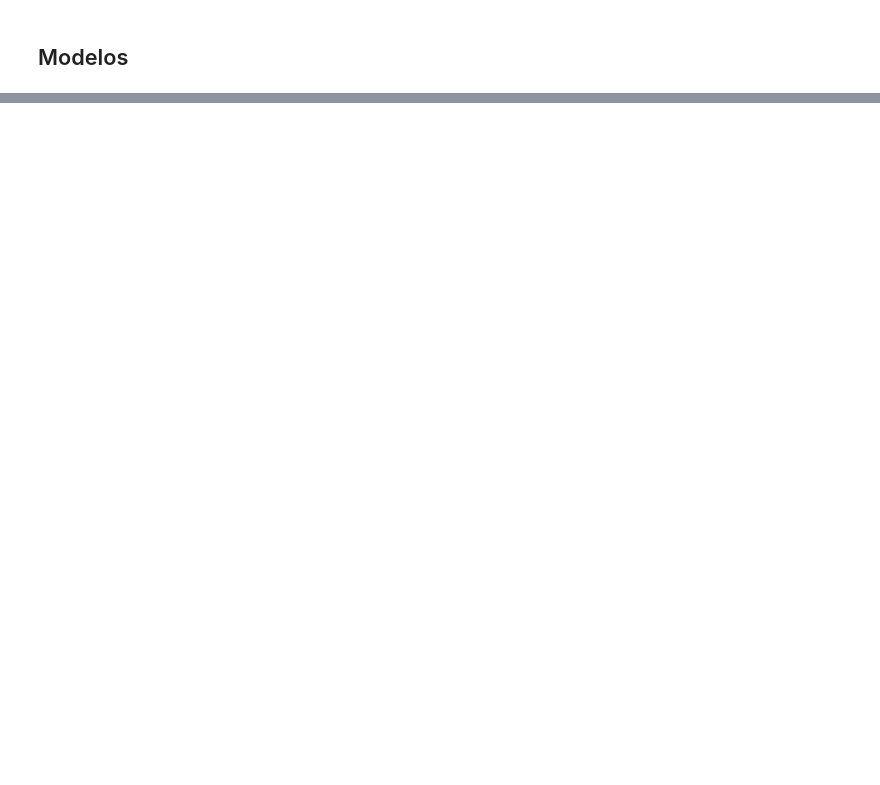
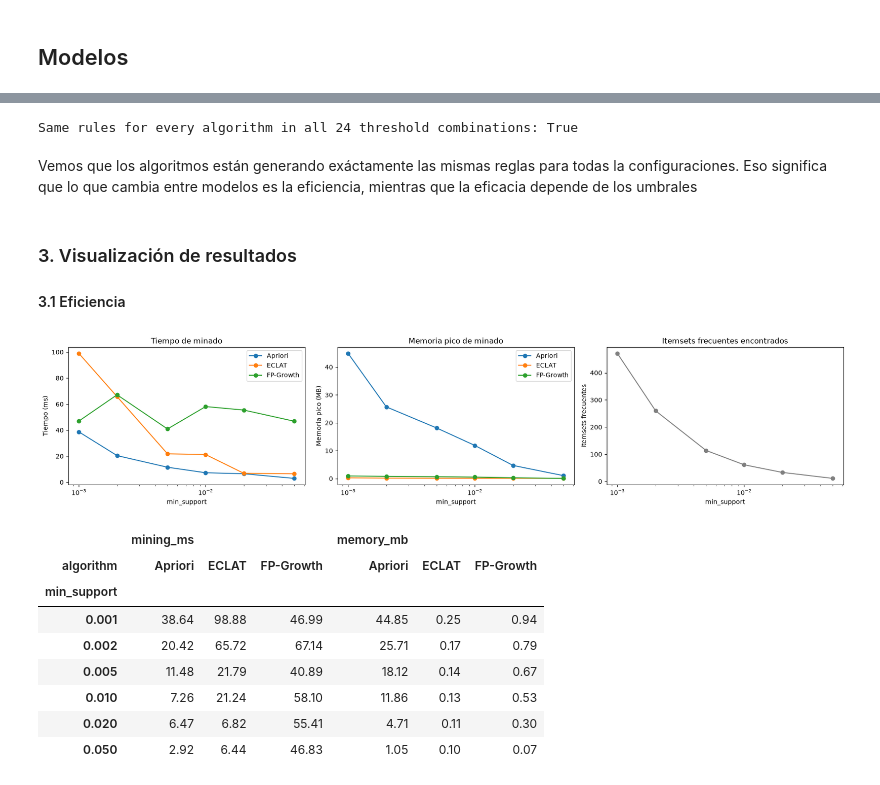
Before and after one commit to ku2a/fp-growth, a Jupyter notebook: main.ipynb, the cells around one changed output, grey strips where cells are left out. Drawn from its saved outputs; the diff is of its cells as text; code cells hidden in the pictures; blank space fills up the shorter version.

Commit message:
analisis resultados

```diff
--- a/main.ipynb
+++ b/main.ipynb
@@ -425,14 +322,0 @@ benchmark.pivot(index='min_support', columns='algorithm', values='runtime_ms').r
-# %%
-rules = {
-    name: association_rules(result, num_itemsets=len(df), metric='lift', min_threshold=1)
-    for name, result in results.items()
-}
-
-rule_keys = {name: set(zip(r['antecedents'], r['consequents'])) for name, r in rules.items()}
-print(f'Rules with lift > 1: { {name: len(r) for name, r in rules.items()} }')
-print(f"Same rules in all algorithms: {rule_keys['Apriori'] == rule_keys['FP-Growth'] == rule_keys['ECLAT']}")
-
-top_rules = rules['Apriori'].sort_values('lift', ascending=False).head(10).copy()
-top_rules['antecedents'] = top_rules['antecedents'].apply(lambda s: ', '.join(sorted(s)))
-top_rules['consequents'] = top_rules['consequents'].apply(lambda s: ', '.join(sorted(s)))
-top_rules[['antecedents', 'consequents', 'support', 'confidence', 'lift']].round(3)
@@ -463,0 +444,53 @@ Con soporte 1 % los tres algoritmos devuelven exactamente los mismos itemsets y
+# %%
+def rule_set(rules):
+    return set(zip(rules['antecedents'], rules['consequents'], rules['support'].round(10)))
+
+
+same_rules = all(
+    rule_set(all_rules[(name, s, c)]) == rule_set(all_rules[('Apriori', s, c)])
+    for name in algorithms for s in SUPPORT_GRID for c in CONFIDENCE_GRID
+)
+print(f'Same rules for every algorithm in all {len(SUPPORT_GRID) * len(CONFIDENCE_GRID)} threshold combinations: {same_rules}')
+# %% [output]
+Same rules for every algorithm in all 24 threshold combinations: True
+# %% [markdown]
+Vemos que los algoritmos están generando exáctamente las mismas reglas para todas la configuraciones. Eso significa que lo que cambia entre modelos es la eficiencia, mientras que la eficacia depende de los umbrales
+# %% [markdown]
+### 3. Visualización de resultados
+
+#### 3.1 Eficiencia
+# %%
+efficiency = experiment.drop_duplicates(['algorithm', 'min_support'])
+
+fig, ax = plt.subplots(1, 3, figsize=(18, 4))
+for name, group in efficiency.groupby('algorithm'):
+    ax[0].plot(group['min_support'], group['mining_ms'], marker='o', label=name)
+    ax[1].plot(group['min_support'], group['memory_mb'], marker='o', label=name)
+ax[2].plot(efficiency['min_support'].unique(), efficiency.drop_duplicates('min_support')['n_itemsets'], marker='o', color='gray')
+
+for axis, ylabel, title in zip(
+    ax,
+    ['Tiempo (ms)', 'Memoria pico (MB)', 'Itemsets frecuentes'],
+    ['Tiempo de minado', 'Memoria pico de minado', 'Itemsets frecuentes encontrados'],
+):
+    axis.set_xscale('log')
+    axis.set_xlabel('min_support')
+    axis.set_ylabel(ylabel)
+    axis.set_title(title)
+ax[0].legend()
+ax[1].legend()
+plt.tight_layout()
+plt.show()
+
+efficiency.pivot(index='min_support', columns='algorithm', values=['mining_ms', 'memory_mb']).round(2)
+# %% [output]
+[figure, added]
+|  | mining_ms |  |  | memory_mb |  |  |
+| algorithm | Apriori | ECLAT | FP-Growth | Apriori | ECLAT | FP-Growth |
+| min_support |  |  |  |  |  |  |
+| 0.001 | 38.64 | 98.88 | 46.99 | 44.85 | 0.25 | 0.94 |
+| 0.002 | 20.42 | 65.72 | 67.14 | 25.71 | 0.17 | 0.79 |
+| 0.005 | 11.48 | 21.79 | 40.89 | 18.12 | 0.14 | 0.67 |
+| 0.010 | 7.26 | 21.24 | 58.10 | 11.86 | 0.13 | 0.53 |
+| 0.020 | 6.47 | 6.82 | 55.41 | 4.71 | 0.11 | 0.30 |
+| 0.050 | 2.92 | 6.44 | 46.83 | 1.05 | 0.10 | 0.07 |
```
Also changed, not shown: parts of 50 cells of this notebook.
